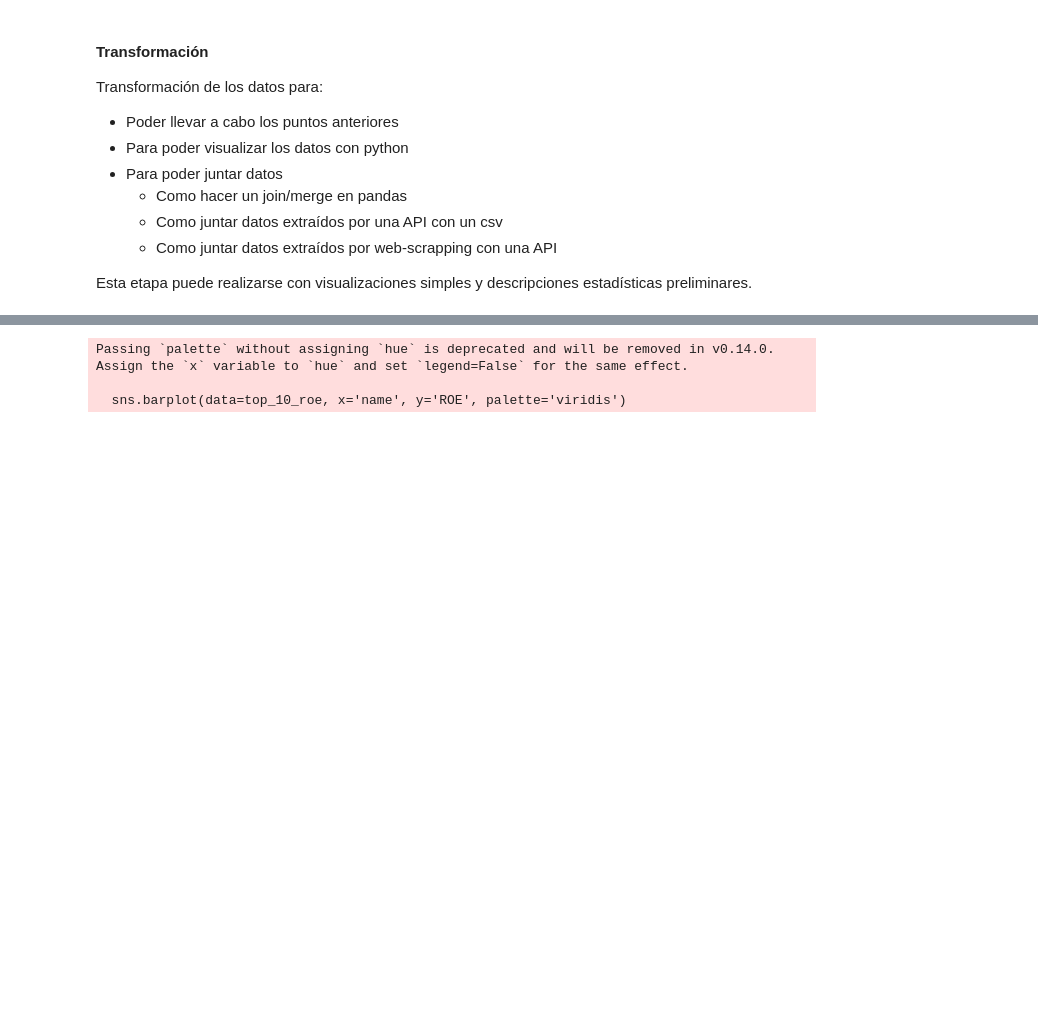
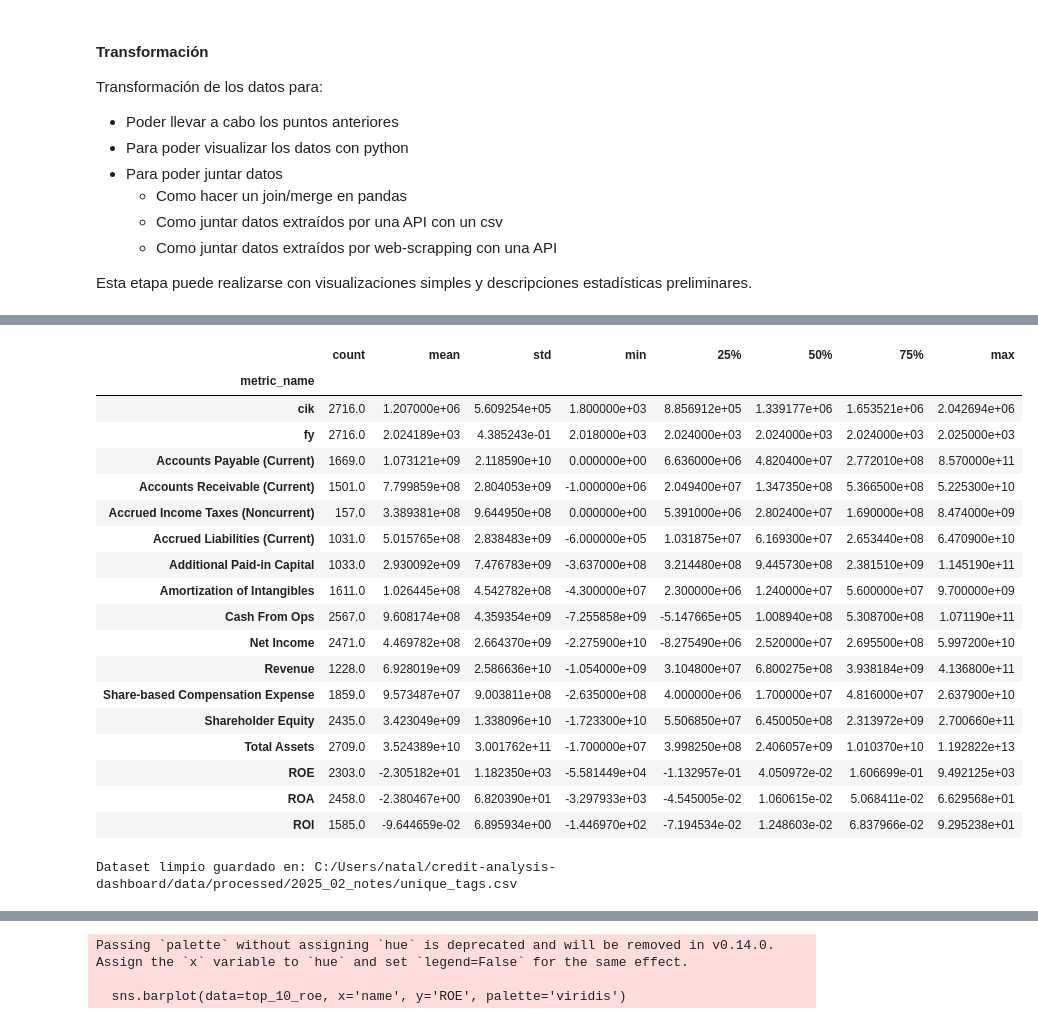
Before and after one commit to NataliaStekolnikova/credit-analysis-dashboard, a Jupyter notebook: notebooks/extracting-financial-10-k-reports-via-sec-edgar-db.ipynb, the cells around one changed output, grey strips where cells are left out. Drawn from its saved outputs; the diff is of its cells as text; code cells hidden in the pictures; blank space fills up the shorter version.

```diff
--- a/notebooks/extracting-financial-10-k-reports-via-sec-edgar-db.ipynb
+++ b/notebooks/extracting-financial-10-k-reports-via-sec-edgar-db.ipynb
@@ -282,0 +368,39 @@ Summary for 'tag':
+# %%
+# Let's start our analysis with the most useful sub and num datasets.
+# the following sub columns could be useful for our analysis:
+# sub[['adsh', 'cik', 'name', 'countryba', 'stprba', 'cityba', 'accepted', 'instance', 'pubfloatusd', 'form', 'period', 'fy', 'fp', 'floatdate']].head(1)
+# the following num columns could be useful for our analysis:
+# num[['adsh', 'tag', 'version', 'ddate', 'qtrs', 'uom', 'dimh', 'iprx', 'footnote', 'footlen', 'dimn', 'coreg', 'durp', 'datp', 'dcml']].head(1)
+
+key_tags = {
+    'NetIncomeLoss': 'Net Income',
+    'Assets': 'Total Assets',
+    'StockholdersEquity': 'Shareholder Equity',
+    'NetCashProvidedByUsedInOperatingActivities': 'Cash From Ops',
+    'Revenues': 'Revenue',
+    'AccountsReceivableNetCurrent': 'Accounts Receivable (Current)',
+    'AccountsPayableCurrent': 'Accounts Payable (Current)',
+    'AccruedLiabilitiesCurrent': 'Accrued Liabilities (Current)',
+    'AccumulatedDepreciationDepletionAndAmortization': 'Accumulated Depreciation/Amortization',
+    'AdditionalPaidInCapitalCommonStock': 'Additional Paid-in Capital',
+    'AccruedIncomeTaxesNoncurrent': 'Accrued Income Taxes (Noncurrent)',
+    'AmortizationOfIntangibleAssets': 'Amortization of Intangibles',
+    'AllocatedShareBasedCompensationExpense': 'Share-based Compensation Expense'
+}
+
+num_filtered = num[num['tag'].isin(key_tags.keys())].copy()
+num_filtered['metric_name'] = num_filtered['tag'].map(key_tags)
+num_filtered = num_filtered.merge(sub[['adsh', 'cik', 'name', 'fy', 'fp', 'form']], on='adsh', how='left')
+
+edf = num_filtered.pivot_table(
+    index=['cik', 'name', 'adsh', 'fy', 'fp', 'form'],
+    columns='metric_name',
+    values='value',
+    aggfunc='first'
+).reset_index()
+
+edf['ROE'] = edf['Net Income'] / edf['Shareholder Equity'].replace(0, np.nan)
+edf['ROA'] = edf['Net Income'] / edf['Total Assets'].replace(0, np.nan)
+edf['ROI'] = edf['Net Income'] / (edf['Total Assets'] - edf['Accounts Payable (Current)'])
+
+edf.info()
@@ -282,0 +425,30 @@ Summary for 'tag':
+# %%
+edf.describe().transpose()
+# %% [output]
+|  | count | mean | std | min | 25% | 50% | 75% | max |
+| metric_name |  |  |  |  |  |  |  |  |
+| cik | 2716.0 | 1.207000e+06 | 5.609254e+05 | 1.800000e+03 | 8.856912e+05 | 1.339177e+06 | 1.653521e+06 | 2.042694e+06 |
+| fy | 2716.0 | 2.024189e+03 | 4.385243e-01 | 2.018000e+03 | 2.024000e+03 | 2.024000e+03 | 2.024000e+03 | 2.025000e+03 |
+| Accounts Payable (Current) | 1669.0 | 1.073121e+09 | 2.118590e+10 | 0.000000e+00 | 6.636000e+06 | 4.820400e+07 | 2.772010e+08 | 8.570000e+11 |
+| Accounts Receivable (Current) | 1501.0 | 7.799859e+08 | 2.804053e+09 | -1.000000e+06 | 2.049400e+07 | 1.347350e+08 | 5.366500e+08 | 5.225300e+10 |
+| Accrued Income Taxes (Noncurrent) | 157.0 | 3.389381e+08 | 9.644950e+08 | 0.000000e+00 | 5.391000e+06 | 2.802400e+07 | 1.690000e+08 | 8.474000e+09 |
+| Accrued Liabilities (Current) | 1031.0 | 5.015765e+08 | 2.838483e+09 | -6.000000e+05 | 1.031875e+07 | 6.169300e+07 | 2.653440e+08 | 6.470900e+10 |
+| Additional Paid-in Capital | 1033.0 | 2.930092e+09 | 7.476783e+09 | -3.637000e+08 | 3.214480e+08 | 9.445730e+08 | 2.381510e+09 | 1.145190e+11 |
+| Amortization of Intangibles | 1611.0 | 1.026445e+08 | 4.542782e+08 | -4.300000e+07 | 2.300000e+06 | 1.240000e+07 | 5.600000e+07 | 9.700000e+09 |
+| Cash From Ops | 2567.0 | 9.608174e+08 | 4.359354e+09 | -7.255858e+09 | -5.147665e+05 | 1.008940e+08 | 5.308700e+08 | 1.071190e+11 |
+| Net Income | 2471.0 | 4.469782e+08 | 2.664370e+09 | -2.275900e+10 | -8.275490e+06 | 2.520000e+07 | 2.695500e+08 | 5.997200e+10 |
+| Revenue | 1228.0 | 6.928019e+09 | 2.586636e+10 | -1.054000e+09 | 3.104800e+07 | 6.800275e+08 | 3.938184e+09 | 4.136800e+11 |
+| Share-based Compensation Expense | 1859.0 | 9.573487e+07 | 9.003811e+08 | -2.635000e+08 | 4.000000e+06 | 1.700000e+07 | 4.816000e+07 | 2.637900e+10 |
+| Shareholder Equity | 2435.0 | 3.423049e+09 | 1.338096e+10 | -1.723300e+10 | 5.506850e+07 | 6.450050e+08 | 2.313972e+09 | 2.700660e+11 |
+| Total Assets | 2709.0 | 3.524389e+10 | 3.001762e+11 | -1.700000e+07 | 3.998250e+08 | 2.406057e+09 | 1.010370e+10 | 1.192822e+13 |
+| ROE | 2303.0 | -2.305182e+01 | 1.182350e+03 | -5.581449e+04 | -1.132957e-01 | 4.050972e-02 | 1.606699e-01 | 9.492125e+03 |
+| ROA | 2458.0 | -2.380467e+00 | 6.820390e+01 | -3.297933e+03 | -4.545005e-02 | 1.060615e-02 | 5.068411e-02 | 6.629568e+01 |
+| ROI | 1585.0 | -9.644659e-02 | 6.895934e+00 | -1.446970e+02 | -7.194534e-02 | 1.248603e-02 | 6.837966e-02 | 9.295238e+01 |
+# %%
+# Guardar dataframe localmente
+os.makedirs(os.path.dirname(output_path), exist_ok=True)
+edf.to_csv(output_path, index=False)
+
+print(f"Dataset limpio guardado en: {output_path}")
+# %% [output]
+Dataset limpio guardado en: C:/Users/natal/credit-analysis-dashboard/data/processed/2025_02_notes/unique_tags.csv
```
Also changed, not shown: parts of 54 cells of this notebook, 2 other files.
